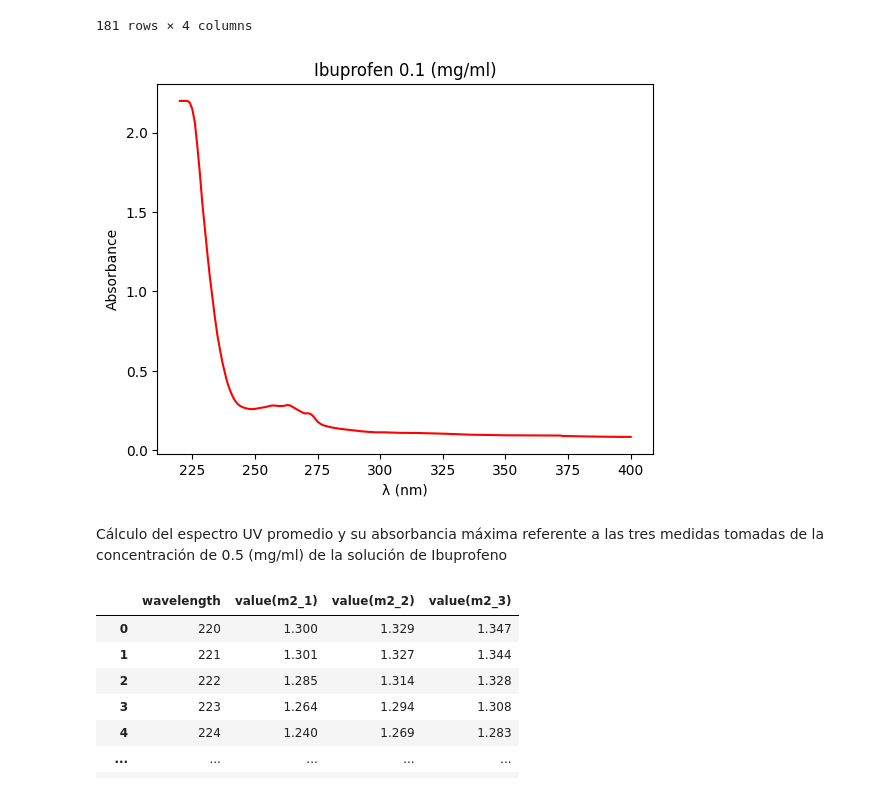
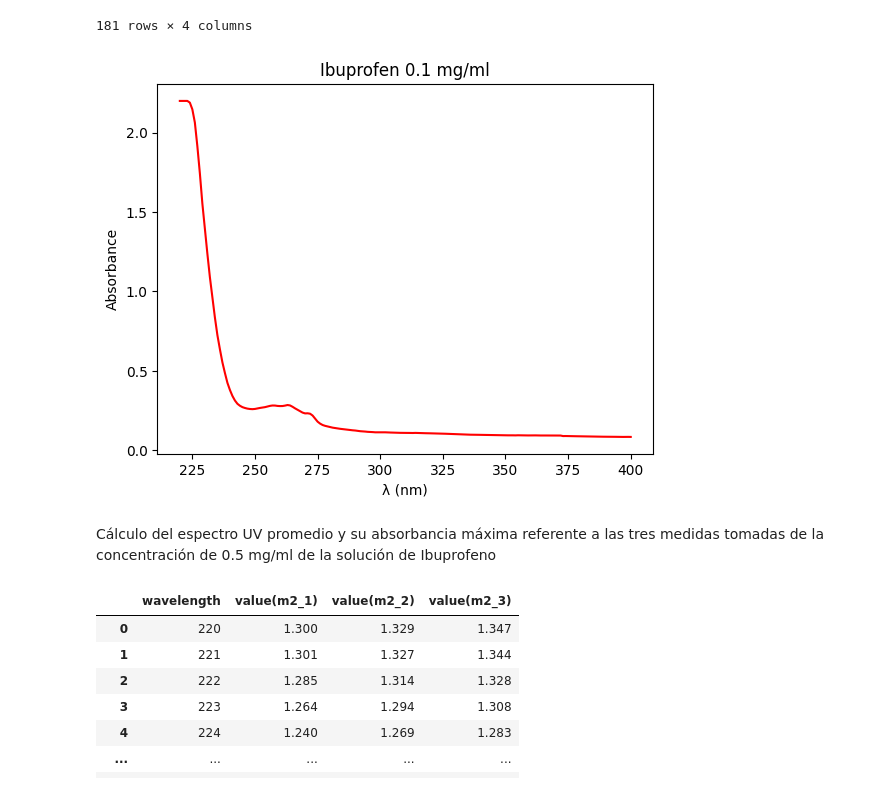
Before and after one commit to FelipeOcampo03/progamacioning, a Jupyter notebook: ProyectoProgramacionIng.ipynb, the cells around one changed output. Saved outputs shown, nothing was run; the diff lists cells and outputs as text; code cells hidden in the pictures.

```diff
--- a/ProyectoProgramacionIng.ipynb
+++ b/ProyectoProgramacionIng.ipynb
@@ -44,13 +42,13 @@ C1AbsMax= max(C1)
 # %%
-#Graficamos el Espectro UV del Ibuprofeno en una conentración de 0,7 mg/ml
+#Graficamos el Espectro UV del Ibuprofeno en una conentración de 0.1 mg/ml
 plt.figure()
 plt.plot(wavelength, C1, color='red', linestyle='solid')
-plt.title('Ibuprofen 0.1 (mg/ml)')
+plt.title('Ibuprofen 0.1 mg/ml')
 plt.xlabel('λ (nm)')
 plt.ylabel('Absorbance')
 plt.show()
 # %% [output]
-[figure, old version]
+[figure, new version]
 # %% [markdown]
-Cálculo del espectro UV promedio y su absorbancia máxima referente a las tres medidas tomadas de la concentración de 0.5 (mg/ml) de la solución de Ibuprofeno
+Cálculo del espectro UV promedio y su absorbancia máxima referente a las tres medidas tomadas de la concentración de 0.5 mg/ml de la solución de Ibuprofeno
 # %%
```
Also changed, not shown: parts of 49 cells of this notebook.
